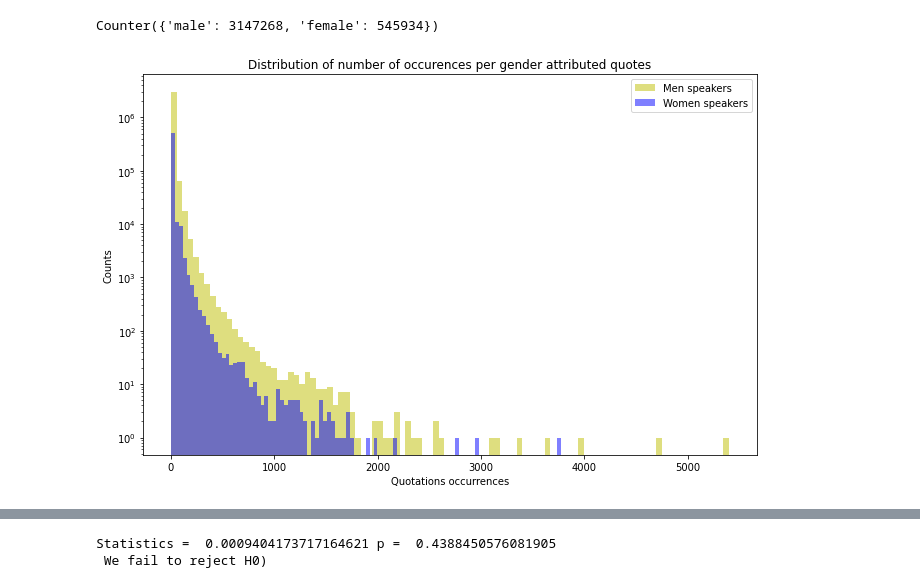
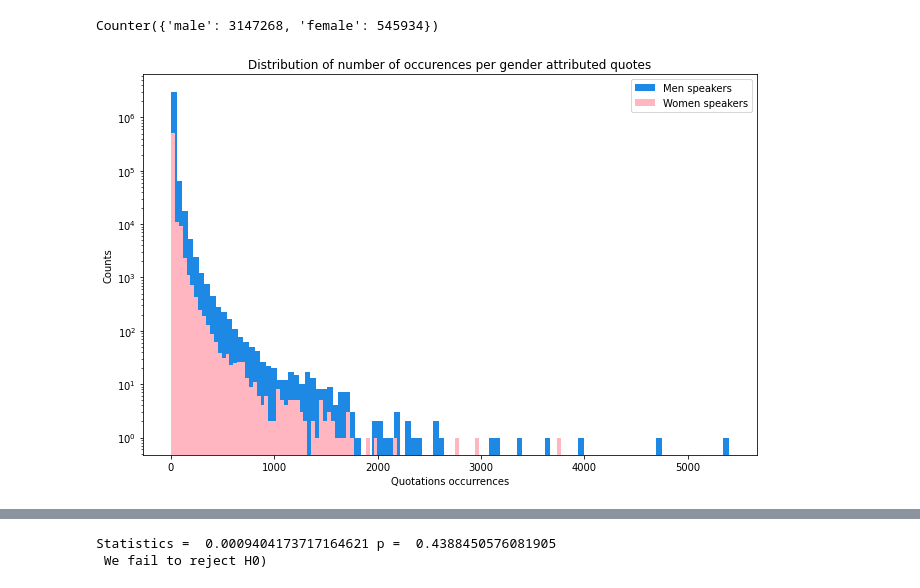
Before and after one commit to epfl-ada/ada-2021-project-gluten-meat-free, a Jupyter notebook: ADA_Project_notebook.ipynb, the cells around one changed output, grey strips where cells are left out. Drawn from its saved outputs; the diff is of its cells as text; code cells hidden in the pictures.

```diff
--- a/ADA_Project_notebook.ipynb
+++ b/ADA_Project_notebook.ipynb
@@ -1558,15 +1587,15 @@ df_topics.drop(df_topics[df_topics.numOccurrences > 10000].index, inplace = True
 Num_occ_male = df_topics[df_topics['gender'] == 1]['numOccurrences']
 Num_occ_female = df_topics[df_topics['gender'] == 0]['numOccurrences']
 # %%
-kwargs = dict(alpha=0.5, bins=100)
+kwargs = dict(alpha=1, bins=100)
 plt.figure(figsize=(11, 7))
-plt.hist(Num_occ_male, **kwargs,color='y', label='Men speakers', log = True,  histtype = 'stepfilled')
-plt.hist(Num_occ_female, **kwargs, color='b', label='Women speakers', log = True,  histtype = 'stepfilled')
+plt.hist(Num_occ_male, **kwargs,color=blue, label='Men speakers', log = True,  histtype = 'stepfilled')
+plt.hist(Num_occ_female, **kwargs, color=pink, label='Women speakers', log = True,  histtype = 'stepfilled')
 plt.gca().set(title='Distribution of number of occurences per gender attributed quotes', ylabel='Counts', xlabel = 'Quotations occurrences')
 plt.legend();
-#save_plot_for_website("num_occur_gender_quotes")
+# save_plot_for_website("num_occur_gender_quotes")
 # %% [output]
-[figure, old version]
+[figure, new version]
 # %%
 #To better visualize the data
 import seaborn as sns
```
Also changed, not shown: parts of 84 cells of this notebook.
